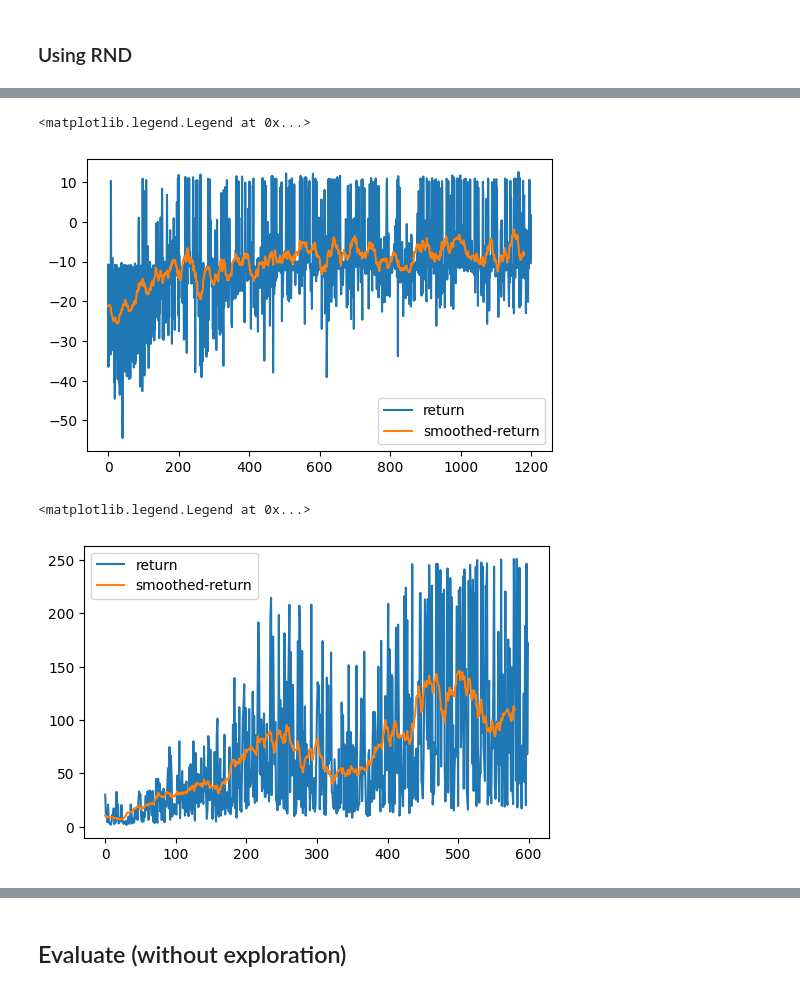
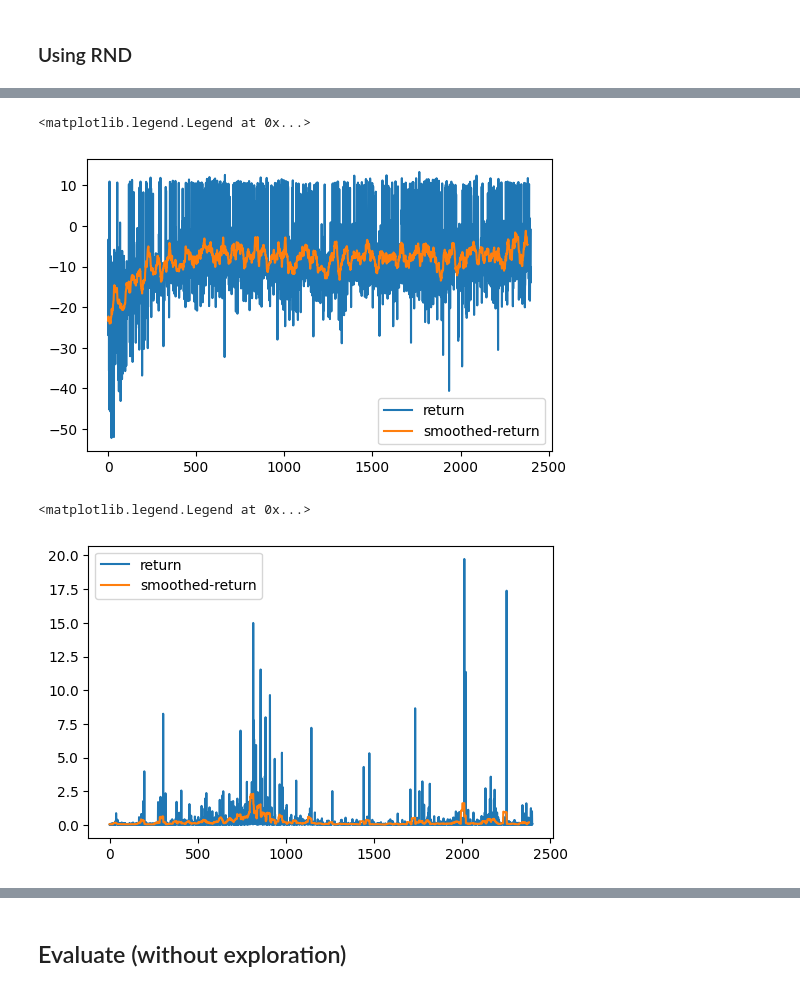
Before and after one commit to surabhisnath/Hockey_DQN, a Jupyter notebook: ipynbs/Gym-hockey-DQN-RND-Sahiti.ipynb, the cells around one changed output, grey strips where cells are left out. Cells and saved outputs as stored; diff of their text form; code cells hidden in the pictures.

```diff
--- a/ipynbs/Gym-hockey-DQN-RND-Sahiti.ipynb
+++ b/ipynbs/Gym-hockey-DQN-RND-Sahiti.ipynb
@@ -209,11 +209,11 @@ class DQNRNDAgent(object):
             "eps": 0.2,            # Epsilon in epsilon greedy policies
             "eps_decay": 0.98,     # Epsilon decay rate
             "eps_min": 0.001,       # Minimum epsilon
-            "discount": 0.95,
+            "discount": 0.98,
             "buffer_size": int(1e5),
             "batch_size": 128,
-            "learning_rate": 0.0002,
-            "learning_rate_rnd": 0.0001,
+            "learning_rate": 0.0001,
+            "learning_rate_rnd": 0.001,
             "update_target_every": 20,
             "use_target_net":True
         }
@@ -404,7 +404,7 @@ q_agent.buffer.size
 # %%
 use_target = True
 target_update = 20
-q_rnd_agent = DQNRNDAgent(o_space, ac_space, discount=0.95, eps=1.0,
+q_rnd_agent = DQNRNDAgent(o_space, ac_space, discount=0.98, eps=1.0, learning_rate = 0.0002,
                    use_target_net=use_target, update_target_every= target_update)
 # %%
 ob,_info = env.reset()
@@ -427,7 +427,7 @@ losses = []
 wins = []
 # %%
 # with intrinsic rewards
-max_episodes=1200
+max_episodes=2400
 max_steps=500
 # total_intrinsic_reward = 0
 # list_rew_i = []
@@ -446,19 +446,19 @@ for i in range(max_episodes):
         (ob_new, reward, done, trunc, _info) = env.step(np.hstack([a1,a2]))
         total_reward+= reward
         # get intrinsic rewards
-        reward_i = q_rnd_agent.rnd.intrinsic_reward(torch.from_numpy(ob.astype(np.float32))).detach().clamp(-1.0, 1.0).item()
+        reward_i = q_rnd_agent.rnd.intrinsic_reward(torch.from_numpy(ob.astype(np.float32))).detach().item() # .clamp(-1.0, 1.0)
         list_rew_i.append(reward_i)
 
         # find combined reward
         if t==0:
-            combined_reward = reward + reward_i
-            total_intrinsic_reward+= reward_i
+            combined_reward = reward + 0.01 * reward_i
+            total_intrinsic_reward+= 0.01 * reward_i
         elif t>0:
             # normalise intrinsic rewards by running std
             # random = np.random.rand() * 10 # for control with random intrinsic reward
-            reward_i_norm = reward_i/np.std(list_rew_i) # normalised intrinsic reward
-            combined_reward = reward + reward_i
-            total_intrinsic_reward+= reward_i
+            reward_i_norm = (reward_i)/np.std(list_rew_i) # normalised intrinsic reward
+            combined_reward = reward + 0.01 * reward_i_norm
+            total_intrinsic_reward+= 0.01 * reward_i_norm
         q_rnd_agent.store_transition((ob, a1_discrete, combined_reward, ob_new, done))
         ob=ob_new
         obs_agent2 = env.obs_agent_two()
@@ -515,15 +503,15 @@ plt.plot(running_mean(stats_np[:,1],20), label="smoothed-return")
 plt.legend()
 # %% [output]
 <matplotlib.legend.Legend at 0x...>
-[figure, old version]
+[figure, new version]
 # %%
 fig=plt.figure(figsize=(6,3.8))
-plt.plot(stats_intrinsic_np[:,1], label="return")
-plt.plot(running_mean(stats_intrinsic_np[:,1],20), label="smoothed-return")
+plt.plot(stats_intrinsic_np[:,1]*0.01, label="return")
+plt.plot(running_mean(stats_intrinsic_np[:,1]*0.01,20), label="smoothed-return")
 plt.legend()
 # %% [output]
 <matplotlib.legend.Legend at 0x...>
-[figure, old version]
+[figure, new version]
 # %%
 plt.figure()
 losses_new = losses_np[np.where(losses_np<10)[0]]
```
Also changed, not shown: parts of 7 cells of this notebook, 2 other files.
